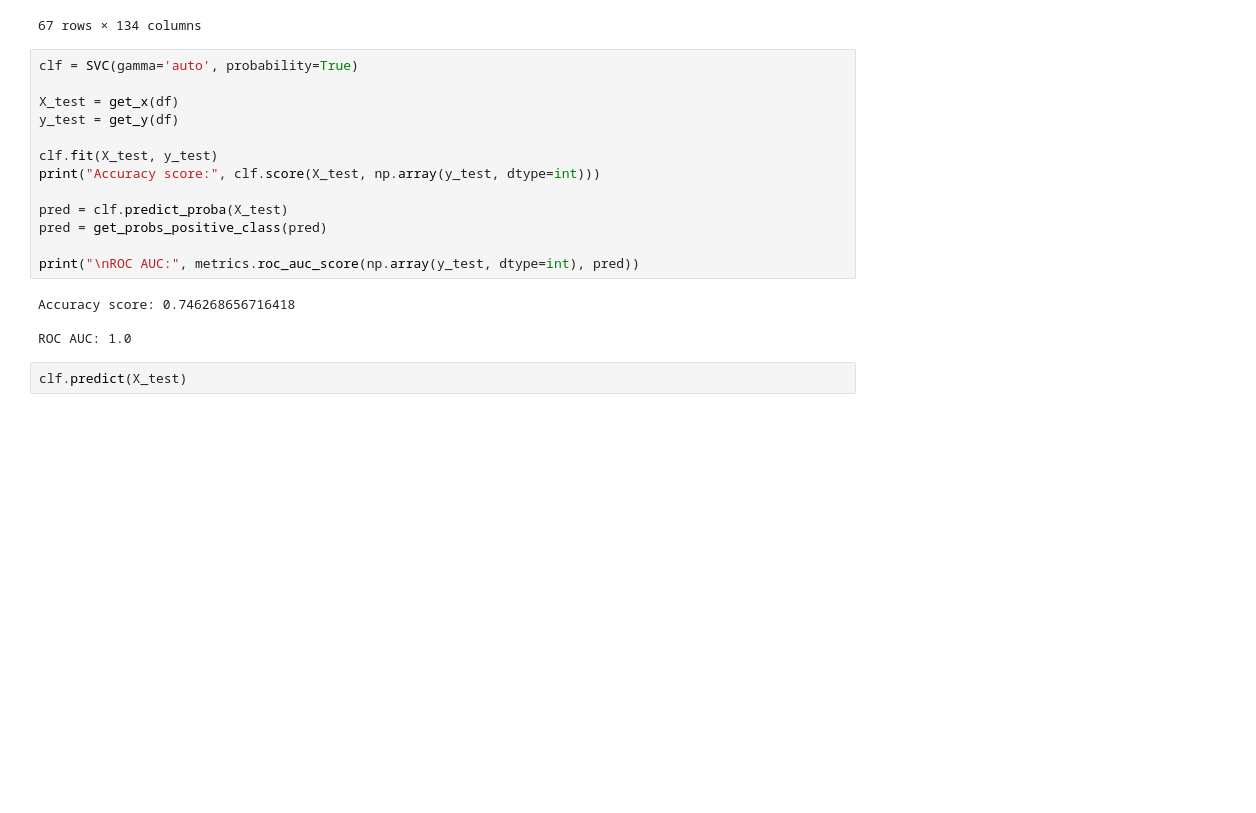
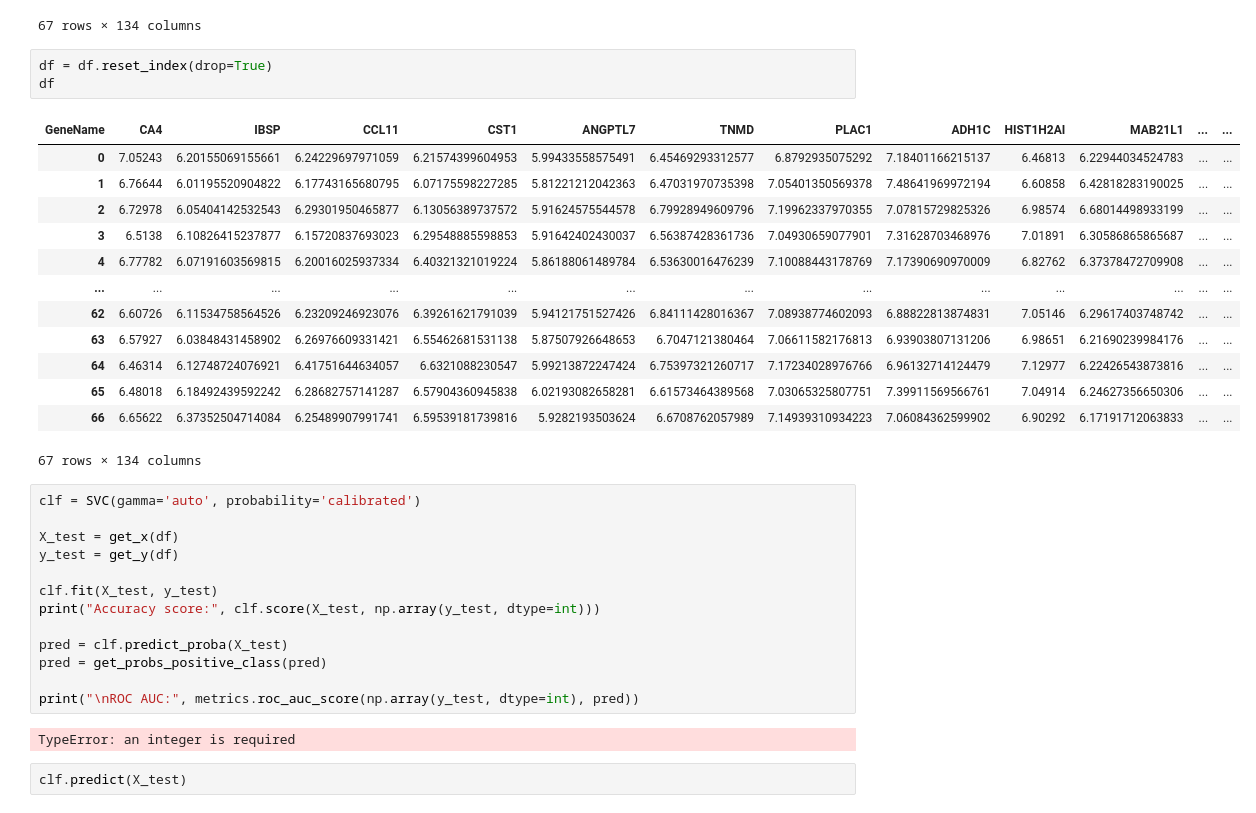
Before and after one commit to colombelli/bioinformatics-ml, a Jupyter notebook: Experiments/cross-dataset testing/GSE53752.ipynb, the cells around one changed output. Saved outputs shown, nothing was run; the diff lists cells and outputs as text; blank space fills up the shorter version.

```diff
--- a/Experiments/cross-dataset testing/GSE53752.ipynb
+++ b/Experiments/cross-dataset testing/GSE53752.ipynb
@@ -244,8 +244,25 @@ df
 | GSM838875_8575 | 6.48018 | 6.18492439592242 | 6.28682757141287 | 6.57904360945838 | 6.02193082658281 | 6.61573464389568 | 7.03065325807751 | 7.39911569566761 | 7.04914 | 6.24627356650306 | ... | ... |
 | GSM838876_8577 | 6.65622 | 6.37352504714084 | 6.25489907991741 | 6.59539181739816 | 5.9282193503624 | 6.6708762057989 | 7.14939310934223 | 7.06084362599902 | 6.90292 | 6.17191712063833 | ... | ... |
 67 rows × 134 columns
+# %%
+df = df.reset_index(drop=True)
+df
+# %% [output]
+| GeneName | CA4 | IBSP | CCL11 | CST1 | ANGPTL7 | TNMD | PLAC1 | ADH1C | HIST1H2AI | MAB21L1 | ... | ... |
+| 0 | 7.05243 | 6.20155069155661 | 6.24229697971059 | 6.21574399604953 | 5.99433558575491 | 6.45469293312577 | 6.8792935075292 | 7.18401166215137 | 6.46813 | 6.22944034524783 | ... | ... |
+| 1 | 6.76644 | 6.01195520904822 | 6.17743165680795 | 6.07175598227285 | 5.81221212042363 | 6.47031970735398 | 7.05401350569378 | 7.48641969972194 | 6.60858 | 6.42818283190025 | ... | ... |
+| 2 | 6.72978 | 6.05404142532543 | 6.29301950465877 | 6.13056389737572 | 5.91624575544578 | 6.79928949609796 | 7.19962337970355 | 7.07815729825326 | 6.98574 | 6.68014498933199 | ... | ... |
+| 3 | 6.5138 | 6.10826415237877 | 6.15720837693023 | 6.29548885598853 | 5.91642402430037 | 6.56387428361736 | 7.04930659077901 | 7.31628703468976 | 7.01891 | 6.30586865865687 | ... | ... |
+| 4 | 6.77782 | 6.07191603569815 | 6.20016025937334 | 6.40321321019224 | 5.86188061489784 | 6.53630016476239 | 7.10088443178769 | 7.17390690970009 | 6.82762 | 6.37378472709908 | ... | ... |
+| ... | ... | ... | ... | ... | ... | ... | ... | ... | ... | ... | ... | ... |
+| 62 | 6.60726 | 6.11534758564526 | 6.23209246923076 | 6.39261621791039 | 5.94121751527426 | 6.84111428016367 | 7.08938774602093 | 6.88822813874831 | 7.05146 | 6.29617403748742 | ... | ... |
+| 63 | 6.57927 | 6.03848431458902 | 6.26976609331421 | 6.55462681531138 | 5.87507926648653 | 6.7047121380464 | 7.06611582176813 | 6.93903807131206 | 6.98651 | 6.21690239984176 | ... | ... |
+| 64 | 6.46314 | 6.12748724076921 | 6.41751644634057 | 6.6321088230547 | 5.99213872247424 | 6.75397321260717 | 7.17234028976766 | 6.96132714124479 | 7.12977 | 6.22426543873816 | ... | ... |
+| 65 | 6.48018 | 6.18492439592242 | 6.28682757141287 | 6.57904360945838 | 6.02193082658281 | 6.61573464389568 | 7.03065325807751 | 7.39911569566761 | 7.04914 | 6.24627356650306 | ... | ... |
+| 66 | 6.65622 | 6.37352504714084 | 6.25489907991741 | 6.59539181739816 | 5.9282193503624 | 6.6708762057989 | 7.14939310934223 | 7.06084362599902 | 6.90292 | 6.17191712063833 | ... | ... |
+67 rows × 134 columns
 # %%
-clf = SVC(gamma='auto', probability=True)
+clf = SVC(gamma='auto', probability='calibrated')
 
 X_test = get_x(df)
 y_test = get_y(df)
@@ -258,9 +275,7 @@ pred = get_probs_positive_class(pred)
 
 print("\nROC AUC:", metrics.roc_auc_score(np.array(y_test, dtype=int), pred))
 # %% [output]
-Accuracy score: 0.746268656716418
-
-ROC AUC: 1.0
+TypeError: an integer is required
 # %%
 clf.predict(X_test)
 # %% [output]
```
Also changed, not shown: parts of 4 cells of this notebook.
